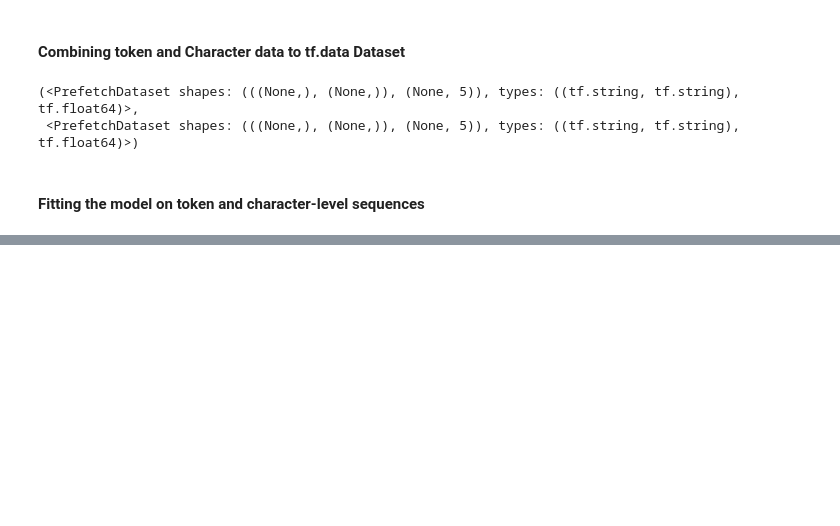
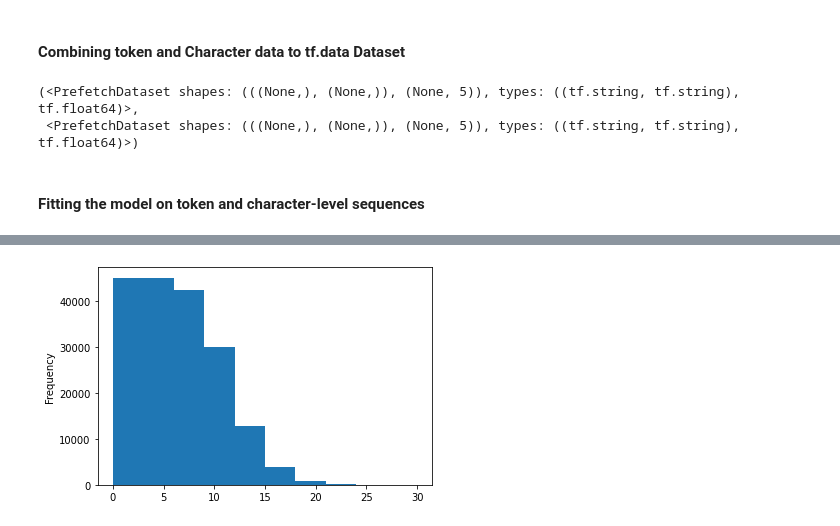
Before and after one commit to Victor1992/SlkimLit_nlp_milestone_project, a Jupyter notebook: SlkimLit_nlp_milestone_project.ipynb, the cells around one changed output, grey strips where cells are left out. Cells and saved outputs as stored; diff of their text form; code cells hidden in the pictures; blank space fills up the shorter version.

```diff
--- a/SlkimLit_nlp_milestone_project.ipynb
+++ b/SlkimLit_nlp_milestone_project.ipynb
@@ -1115,0 +1151,5 @@ model_4_results
+# %%
+# Check the distribution of "line_number" column
+train_df.line_number.plot.hist();
+# %% [output]
+[figure, added]
```
Also changed, not shown: parts of 61 cells of this notebook.
